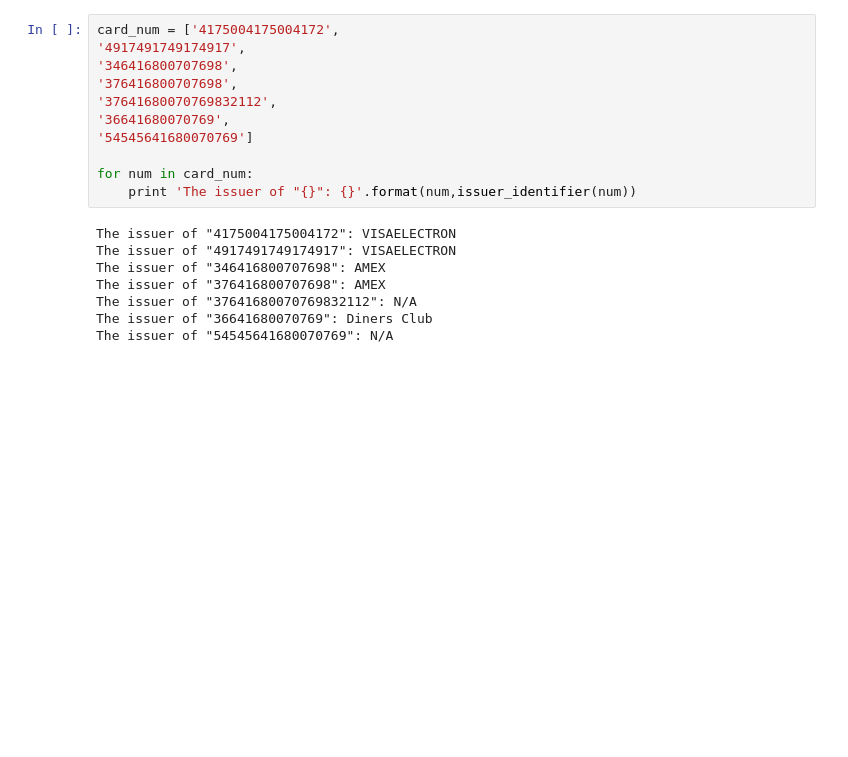
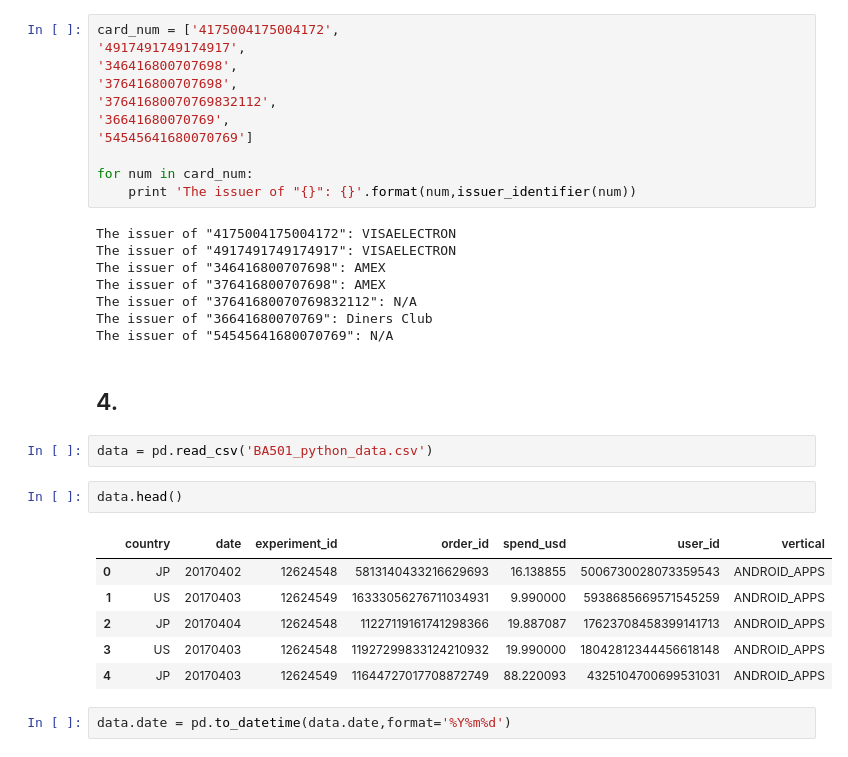
Before and after one commit to ztqsteve/BA501_Homework, a Jupyter notebook: BA_501_HW2.ipynb, the cells around one changed output. Cells and saved outputs as stored; diff of their text form; blank space fills up the shorter version.

```diff
--- a/BA_501_HW2.ipynb
+++ b/BA_501_HW2.ipynb
@@ -118,3 +118,18 @@ The issuer of "376416800707698": AMEX
 The issuer of "37641680070769832112": N/A
 The issuer of "36641680070769": Diners Club
 The issuer of "54545641680070769": N/A
+# %% [markdown]
+## 4.
+# %%
+data = pd.read_csv('BA501_python_data.csv')
+# %%
+data.head()
+# %% [output]
+|  | country | date | experiment_id | order_id | spend_usd | user_id | vertical |
+| 0 | JP | 20170402 | 12624548 | 5813140433216629693 | 16.138855 | 5006730028073359543 | ANDROID_APPS |
+| 1 | US | 20170403 | 12624549 | 16333056276711034931 | 9.990000 | 5938685669571545259 | ANDROID_APPS |
+| 2 | JP | 20170404 | 12624548 | 11227119161741298366 | 19.887087 | 17623708458399141713 | ANDROID_APPS |
+| 3 | US | 20170403 | 12624548 | 11927299833124210932 | 19.990000 | 18042812344456618148 | ANDROID_APPS |
+| 4 | JP | 20170403 | 12624549 | 11644727017708872749 | 88.220093 | 4325104700699531031 | ANDROID_APPS |
+# %%
+data.date = pd.to_datetime(data.date,format='%Y%m%d')
```
Also changed, not shown: parts of 5 cells of this notebook.
